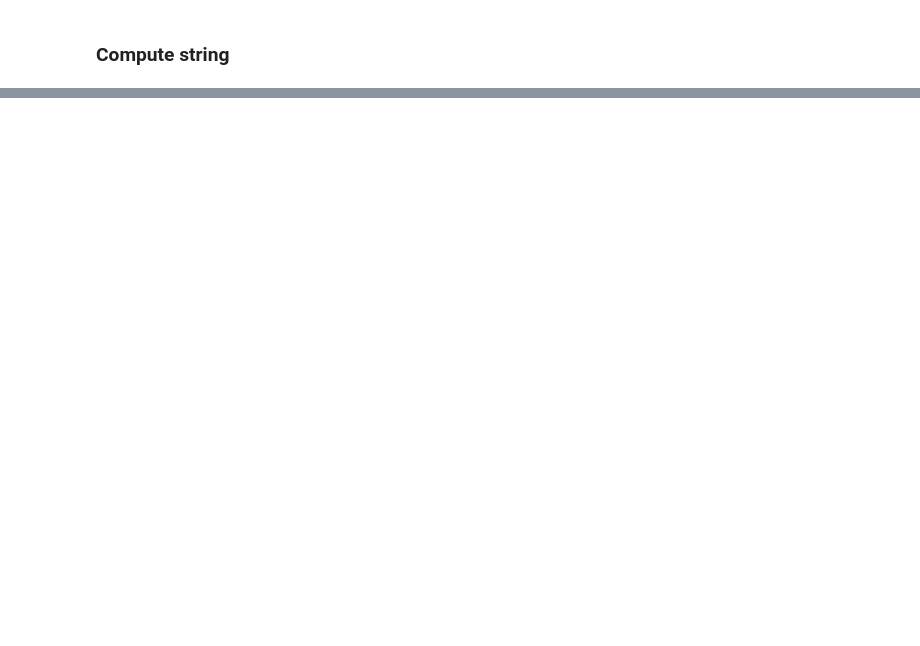
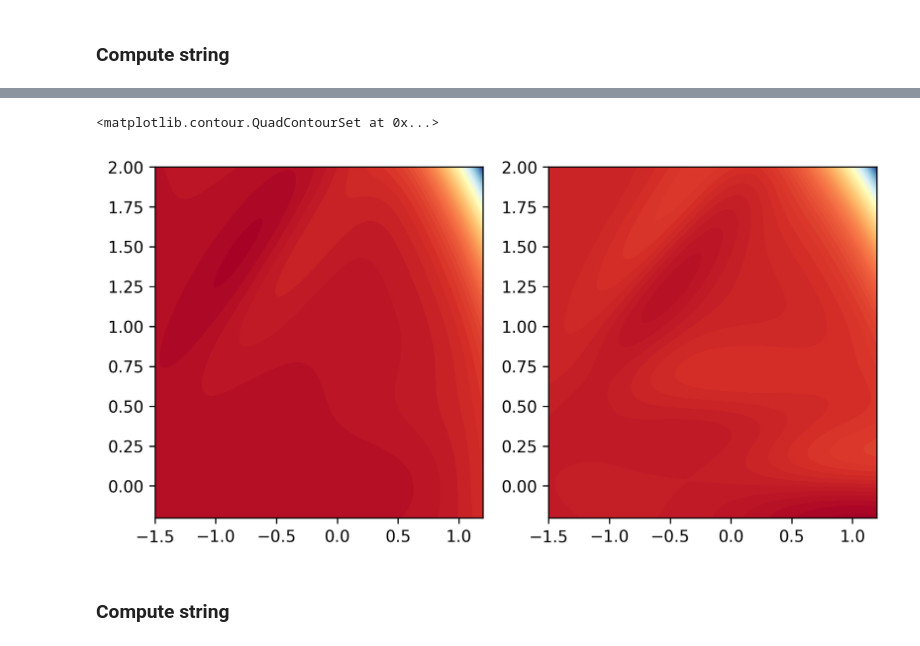
Before and after one commit to apallath/stringmethod, a Jupyter notebook: examples/1_analytical_potential_2D_string.ipynb, the cells around one changed output, grey strips where cells are left out. Saved outputs shown, nothing was run; the diff lists cells and outputs as text; code cells hidden in the pictures; blank space fills up the shorter version.

```diff
--- a/examples/1_analytical_potential_2D_string.ipynb
+++ b/examples/1_analytical_potential_2D_string.ipynb
@@ -50,0 +70,20 @@ ax.plot(S.string_traj[0][:, 0], S.string_traj[0][:, 1])
+# %%
+def muller_brown(x, y):
+    a = [-1, -1, -6.5, 0.7]
+    b = [0, 0, 11, 0.6]
+    c = [-10, -10, -6.5, 0.7]
+    A = [-200, -100, -170, 15]
+    x_bar = [1, 0, -0.5, -1]
+    y_bar = [0, 0.5, 1.5, 1]
+
+    value = 0
+    for i in range(4):
+        value += A[i] * np.exp(a[i] * (x - x_bar[i]) ** 2 + b[i] * (x - x_bar[i]) * (y - y_bar[i]) + c[i] * (y - y_bar[i]) ** 2)
+    return value
+# %%
+x = np.linspace(-1.5, 1.2, 200)
+y = np.linspace(-0.2, 2, 200)
+xx, yy = np.meshgrid(x, y)
+V = muller_brown(xx, yy)
+# %%
+S = stringmethod.String2D(x, y, V)
@@ -50,0 +96,9 @@ ax.plot(S.string_traj[0][:, 0], S.string_traj[0][:, 1])
+# %%
+fig, ax = plt.subplots(1, 2, figsize=(8, 4), dpi=300)
+ax[0].contourf(xx, yy, S.gradX, levels=100, cmap="RdYlBu")
+ax[1].contourf(xx, yy, S.gradY, levels=100, cmap="RdYlBu")
+# %% [output]
+<matplotlib.contour.QuadContourSet at 0x...>
+[figure, added]
+# %% [markdown]
+### Compute string
```
Also changed, not shown: parts of 10 cells of this notebook, 2 other files.
